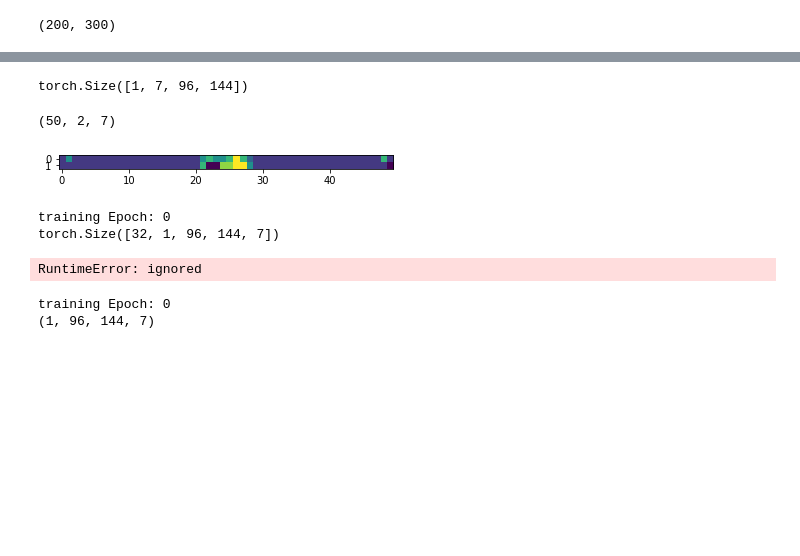
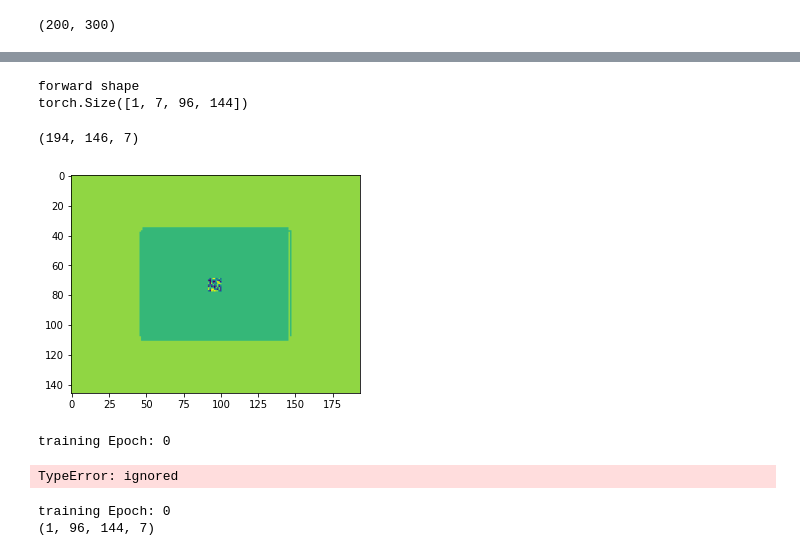
Before and after one commit to Wardmisp/Bird-Eye-View, a Jupyter notebook: AutoEncoder.ipynb, the cells around one changed output, grey strips where cells are left out. Saved outputs shown, nothing was run; the diff lists cells and outputs as text; code cells hidden in the pictures; blank space fills up the shorter version.

```diff
--- a/AutoEncoder.ipynb
+++ b/AutoEncoder.ipynb
@@ -272,8 +272,9 @@ plt.show()
 # %% [markdown]
 # AutoEncoder
 # %%
+from math import *
 def padding_same(output_dim,input_dim, kernel, stride):
-  return (int((output_dim-((input_dim-kernel)/stride+1))*stride/2))
+  return ceil((output_dim-((input_dim-kernel)/stride+1)*stride/2))
 # %%
 from torchvision import models
 from torchsummary import summary
@@ -283,61 +284,62 @@ class get_model(nn.Module):
         self.layer1 = nn.Sequential(
             nn.Conv2d(7, 32, kernel_size=5, padding=[padding_same(48,96,5,2),padding_same(72,144,5,2)], stride = 2),
             nn.BatchNorm2d(32),
-            nn.ReLU())
+            nn.LeakyReLU())
         self.layer2 = nn.Sequential(
             nn.Conv2d(32, 64, kernel_size=5, padding=[padding_same(24,48,5,2),padding_same(36,72,5,2)], stride = 2),
             nn.BatchNorm2d(64),
-            nn.ReLU())
+            nn.LeakyReLU())
         self.layer3 = nn.Sequential(
             nn.Conv2d(64, 128, kernel_size=3, padding=[padding_same(12,24,3,2),padding_same(18,36,3,2)], stride = 2),
             nn.BatchNorm2d(128),
-            nn.ReLU())
+            nn.LeakyReLU())
         self.layer4 = nn.Sequential(
             nn.Conv2d(128, 128, kernel_size=3, padding=[padding_same(6,12,3,2),padding_same(9,18,3,2)], stride = 2),
             nn.BatchNorm2d(128),
-            nn.ReLU())
+            nn.LeakyReLU())
         self.layer5 = nn.Sequential(
             nn.Conv2d(128, 256, kernel_size=3, padding=[padding_same(6,6,3,1),padding_same(9,9,3,1)]),
             nn.BatchNorm2d(256),
-            nn.ReLU())
+            nn.LeakyReLU())
         self.layer6 = nn.Sequential(
             nn.Conv2d(256, 256, kernel_size=3, padding=[padding_same(6,6,3,1),padding_same(9,9,3,1)]),
             nn.BatchNorm2d(256),
-            nn.ReLU(0.2))
+            nn.LeakyReLU(negative_slope=0.2,inplace=True))
         self.layer7 = nn.Sequential(
             nn.Upsample(size = (2,2)),
-            nn.Conv2d(256, 256, kernel_size=3, padding=[padding_same(12,6,3,1),padding_same(18,9,3,1)]),
+            nn.Conv2d(256, 256, kernel_size=3, padding=[padding_same(12,12,3,1),padding_same(18,18,3,1)]),
             nn.BatchNorm2d(256),
-            nn.ReLU(0.2))
+            nn.LeakyReLU(negative_slope=0.2,inplace=True))
         self.layer8 = nn.Sequential(
             nn.Upsample(size = (2,2)),
-            nn.Conv2d(256, 128, kernel_size=3, padding=[padding_same(24,12,3,1),padding_same(36,18,3,1)]),
+            nn.Conv2d(256, 128, kernel_size=3, padding=[padding_same(24,24,3,1),padding_same(36,36,3,1)]),
             nn.BatchNorm2d(128),
-            nn.ReLU(0.2))
+            nn.LeakyReLU(negative_slope=0.2,inplace=True))
         self.layer9 = nn.Sequential(
             nn.Conv2d(128, 128, kernel_size=3, padding=[padding_same(24,24,3,1),padding_same(36,36,3,1)]),
             nn.BatchNorm2d(128),
-            nn.ReLU(0.2))
+            nn.LeakyReLU(negative_slope=0.2,inplace=True))
         self.layer10 = nn.Sequential(
             nn.Upsample(size = (2,2)),
-            nn.Conv2d(128, 64, kernel_size=3, padding=[padding_same(48,24,3,1),padding_same(72,36,3,1)]),
+            nn.Conv2d(128, 64, kernel_size=3, padding=[padding_same(48,48,3,1),padding_same(72,72,3,1)]),
             nn.BatchNorm2d(64),
-            nn.ReLU(0.2))
+            nn.LeakyReLU(negative_slope=0.2,inplace=True))
         self.layer11 = nn.Sequential(
             nn.Conv2d(64, 32, kernel_size=3, padding=[padding_same(48,48,3,1),padding_same(72,72,3,1)]),
             nn.BatchNorm2d(32),
-            nn.ReLU(0.2))
+            nn.LeakyReLU(negative_slope=0.2,inplace=True))
         self.layer12 = nn.Sequential(
             nn.Upsample(size = (2,2)),
-            nn.Conv2d(32, 32, kernel_size=5, padding=[padding_same(96,48,5,1),padding_same(72,72,5,1)]),
+            nn.Conv2d(32, 32, kernel_size=5, padding=[padding_same(96,96,5,1),padding_same(72,72,5,1)]),
             nn.BatchNorm2d(32),
-            nn.ReLU(0.2))
+            nn.LeakyReLU(negative_slope=0.2,inplace=True))
         #last layer
         self.layer13 = nn.Sequential(
-            nn.Conv2d(32, len(needed_labels), kernel_size=5, padding=[padding_same(96,96,5,1),padding_same(72,72,5,1)]),
+            nn.Conv2d(32, 7, kernel_size=5, padding=[padding_same(96,96,5,1),padding_same(72,72,5,1)]),
             nn.Softmax()
         )
     def forward(self, x):
+      print("forward shape")
       print(x.shape)
       out = self.layer1(x)
       out = self.layer2(out)
@@ -381,6 +383,11 @@ def evaluation(model, device, data_loader):
 
     for num, (data, target) in tq.tqdm(enumerate(data_loader), total=len(data_loader)/data_loader.batch_size):
         data, target = data.to(device), target.to(device)
+        print("sahpe1")
+        print(data.shape)
+        data = data.squeeze(1)
+        print("shape 2")
+        print(data.shape)
         output = model(data)
         eval_loss += F.cross_entropy(output, target).item()
         prediction = output.argmax(dim=1)
@@ -477,20 +484,21 @@ tensor([[[[1., 1., 1.,  ..., 1., 1., 1.],
 # %%
 ouput=model(img_tensor)
 # %% [output]
+forward shape
 torch.Size([1, 7, 96, 144])
 # %%
 ouput_numpy = ouput.squeeze(0).permute(1,2,0).detach().numpy()
 
 ouput_numpy.shape
 # %% [output]
-(50, 2, 7)
+(194, 146, 7)
 # %%
-#res = np.rot90(categorical_to_img(ouput_numpy), 3)
+res = np.rot90(categorical_to_img(ouput_numpy), 3)
 
 plt.imshow( res, vmin=0, vmax=len(needed_labels)-1)
 plt.show()
 # %% [output]
-[figure, old version]
+[figure, new version]
 # %%
 minibatch_size = 50
 nepoch = 10
@@ -512,8 +520,7 @@ for epoch in range(nepoch):
       print(f"Result Test dataset {eval_result}")
 # %% [output]
 training Epoch: 0
-torch.Size([32, 1, 96, 144, 7])
-RuntimeError: ignored
+TypeError: ignored
 # %%
 def dice_coef(y_true, y_pred, smooth=1):
     y_true_f = K.flatten(y_true)
```
Also changed, not shown: parts of 4 cells of this notebook.
